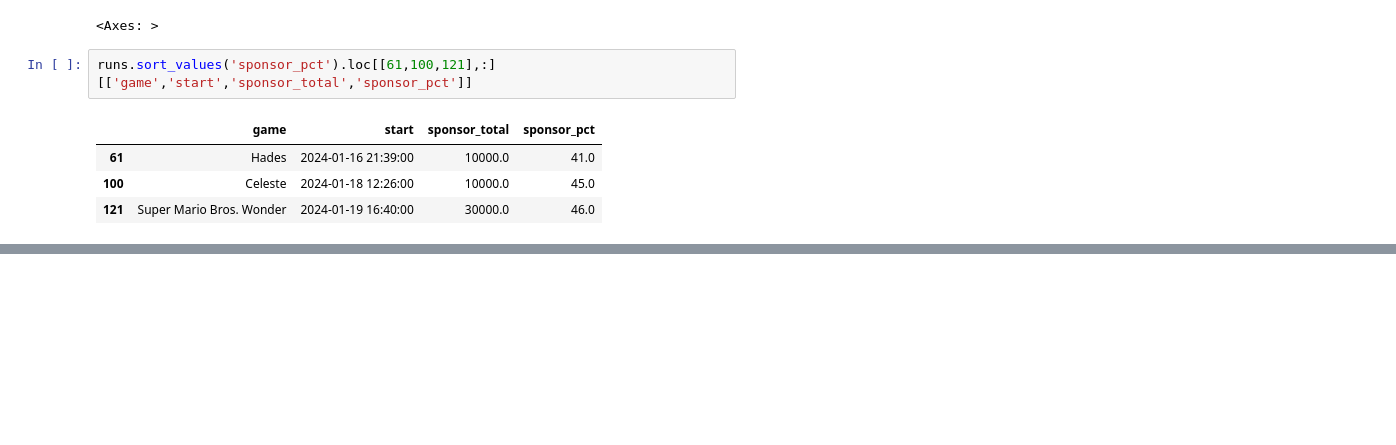
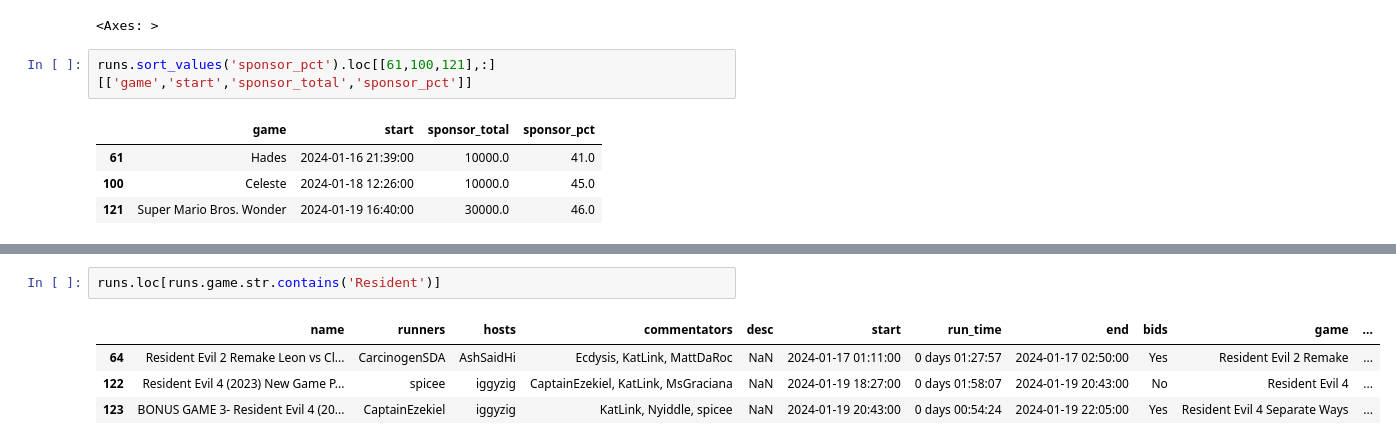
Before and after one commit to DouglasJBruce/GDQ_Analysis, a Jupyter notebook: exploration of games done quick donations.ipynb, the cells around one changed output, grey strips where cells are left out. Saved outputs shown, nothing was run; the diff lists cells and outputs as text; blank space fills up the shorter version.

```diff
--- a/exploration of games done quick donations.ipynb
+++ b/exploration of games done quick donations.ipynb
@@ -1221,0 +1244,7 @@ plt.xticks(rotation = 0);
+# %%
+runs.loc[runs.game.str.contains('Resident')]
+# %% [output]
+|  | name | runners | hosts | commentators | desc | start | run_time | end | bids | game | ... |
+| 64 | Resident Evil 2 Remake Leon vs Cl... | CarcinogenSDA | AshSaidHi | Ecdysis, KatLink, MattDaRoc | NaN | 2024-01-17 01:11:00 | 0 days 01:27:57 | 2024-01-17 02:50:00 | Yes | Resident Evil 2 Remake | ... |
+| 122 | Resident Evil 4 (2023) New Game P... | spicee | iggyzig | CaptainEzekiel, KatLink, MsGraciana | NaN | 2024-01-19 18:27:00 | 0 days 01:58:07 | 2024-01-19 20:43:00 | No | Resident Evil 4 | ... |
+| 123 | BONUS GAME 3- Resident Evil 4 (20... | CaptainEzekiel | iggyzig | KatLink, Nyiddle, spicee | NaN | 2024-01-19 20:43:00 | 0 days 00:54:24 | 2024-01-19 22:05:00 | Yes | Resident Evil 4 Separate Ways | ... |
```
Also changed, not shown: parts of 40 cells of this notebook, 2 other files.
